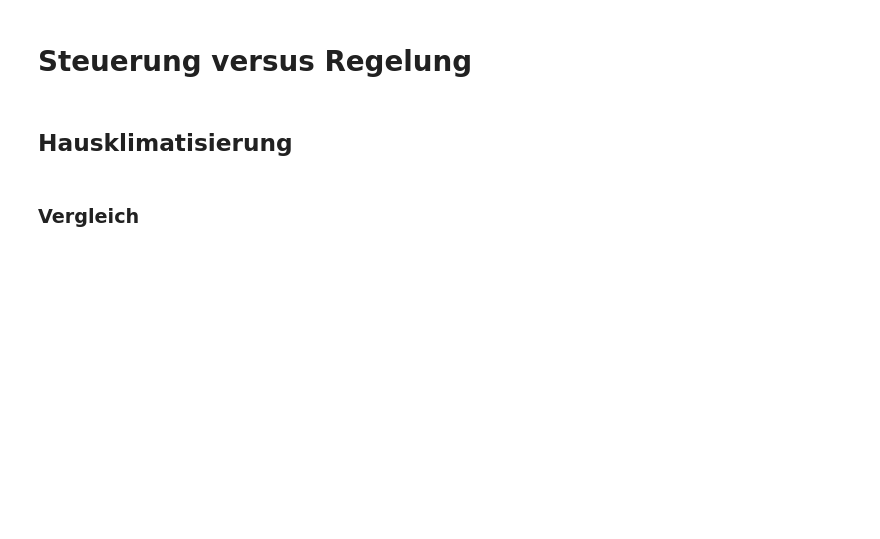
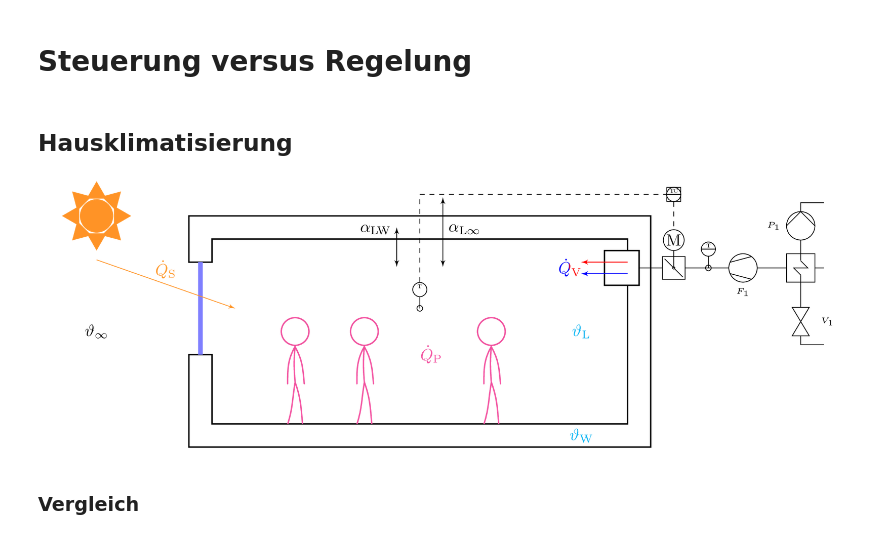
Before and after one commit to umit-iace/lehre-chemie-msr-notebooks, a Jupyter notebook: SteuerungVsRegelung.ipynb, the cells around one changed output. Drawn from its saved outputs; the diff is of its cells as text; code cells hidden in the pictures; blank space fills up the shorter version.

Commit message:
Add images, update ff and control

```diff
--- a/SteuerungVsRegelung.ipynb
+++ b/SteuerungVsRegelung.ipynb
@@ -15,13 +15,10 @@ from datetime import datetime
 # %% [markdown]
 ## Hausklimatisierung
 # %%
-try:
-    from exampleData.utils import TikzImage
-except:
-    pass
-else:
-    imag = Image(data=TikzImage(tikzFile='../tex/tikz/house.tex', tikzOptions=['\HVACtrue', '\HVACCtrltrue', '\AddQtrue']).getImageData())
-    display(imag)
+imag = Image("images/house.png")
+display(imag)
+# %% [output]
+[figure, added]
 # %% [markdown]
 ### Vergleich
 # %%
```
Also changed, not shown: 1 other file.
